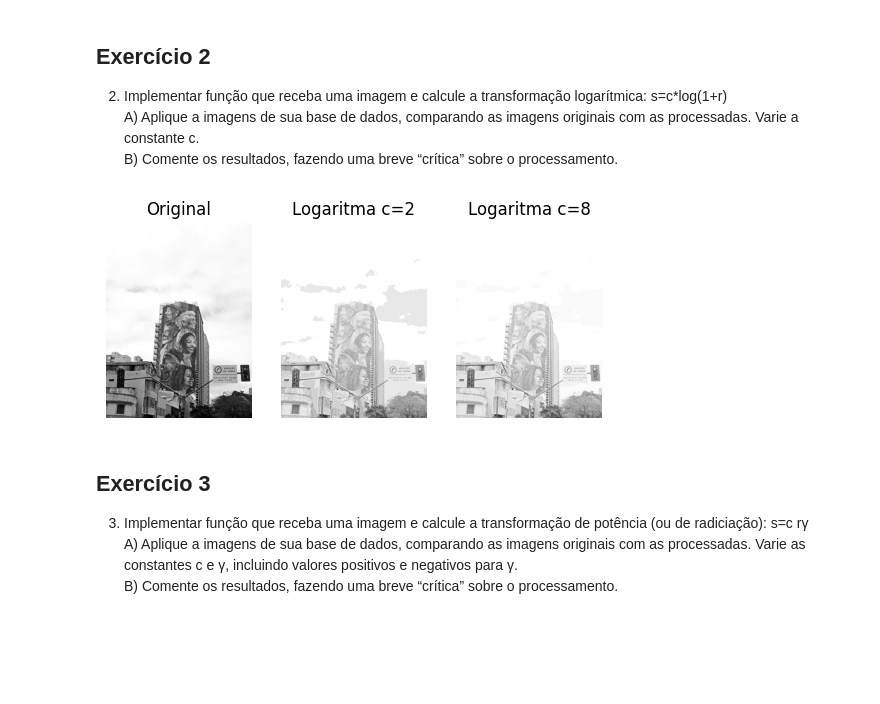
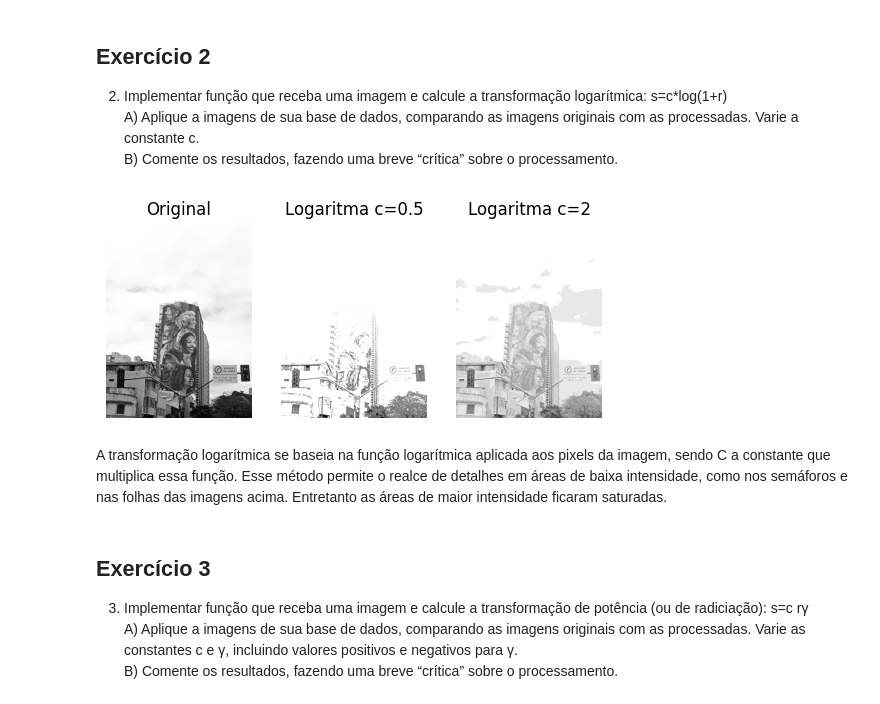
Before and after one commit to JoaoMMenezes/Processamento-Digital-de-Imagens, a Jupyter notebook: lista_1.ipynb, the cells around one changed output. Cells and saved outputs as stored; diff of their text form; code cells hidden in the pictures; blank space fills up the shorter version.

```diff
--- a/lista_1.ipynb
+++ b/lista_1.ipynb
@@ -61,35 +66,37 @@ processadas. Varie a constante c.
 # %%
 # Função para transformação logaritmica
 def transformacao_logaritmica(imagem, c):
     imagem_transformada = c * np.log(1 + imagem)
     # Normalizar os valores para o intervalo [0, 255]
     imagem_transformada = np.clip(imagem_transformada, 0, 255).astype(np.uint8)
     return imagem_transformada
 
 # Imagem original em escala de cinza
 plt.subplot(1, 3, 1)
 plt.title('Original')
 plt.imshow(foto2, cmap='gray')
 plt.axis('off')
 
+# Imagem tratada com c=0.5
+c = 0.5
+foto_logarithm = transformacao_logaritmica(foto2, c)
+plt.subplot(1, 3, 2)
+plt.title('Logaritma c=0.5')
+plt.imshow(foto_logarithm, cmap='gray')
+plt.axis('off')
+
 # Imagem tratada com c=2
 c = 2
 foto_logarithm = transformacao_logaritmica(foto2, c)
-plt.subplot(1, 3, 2)
+plt.subplot(1, 3, 3)
 plt.title('Logaritma c=2')
 plt.imshow(foto_logarithm, cmap='gray')
 plt.axis('off')
-
-# Imagem tratada com c=8
-c = 8
-foto_logarithm = transformacao_logaritmica(foto2, c)
-plt.subplot(1, 3, 3)
-plt.title('Logaritma c=8')
-plt.imshow(foto_logarithm, cmap='gray')
-plt.axis('off')
 plt.show()
 # %% [output]
-[figure, old version]
+[figure, new version]
+# %% [markdown]
+ A transformação logarítmica se baseia na função logarítmica aplicada aos pixels da imagem, sendo C a constante que multiplica essa função. Esse método permite o realce de detalhes em áreas de baixa intensidade, como nos semáforos e nas folhas das imagens acima. Entretanto as áreas de maior intensidade ficaram saturadas.
 # %% [markdown]
 ## Exercício 3
 3. Implementar função que receba uma imagem e calcule a transformação de potência (ou de
```
Also changed, not shown: parts of 10 cells of this notebook, 3 other files.
